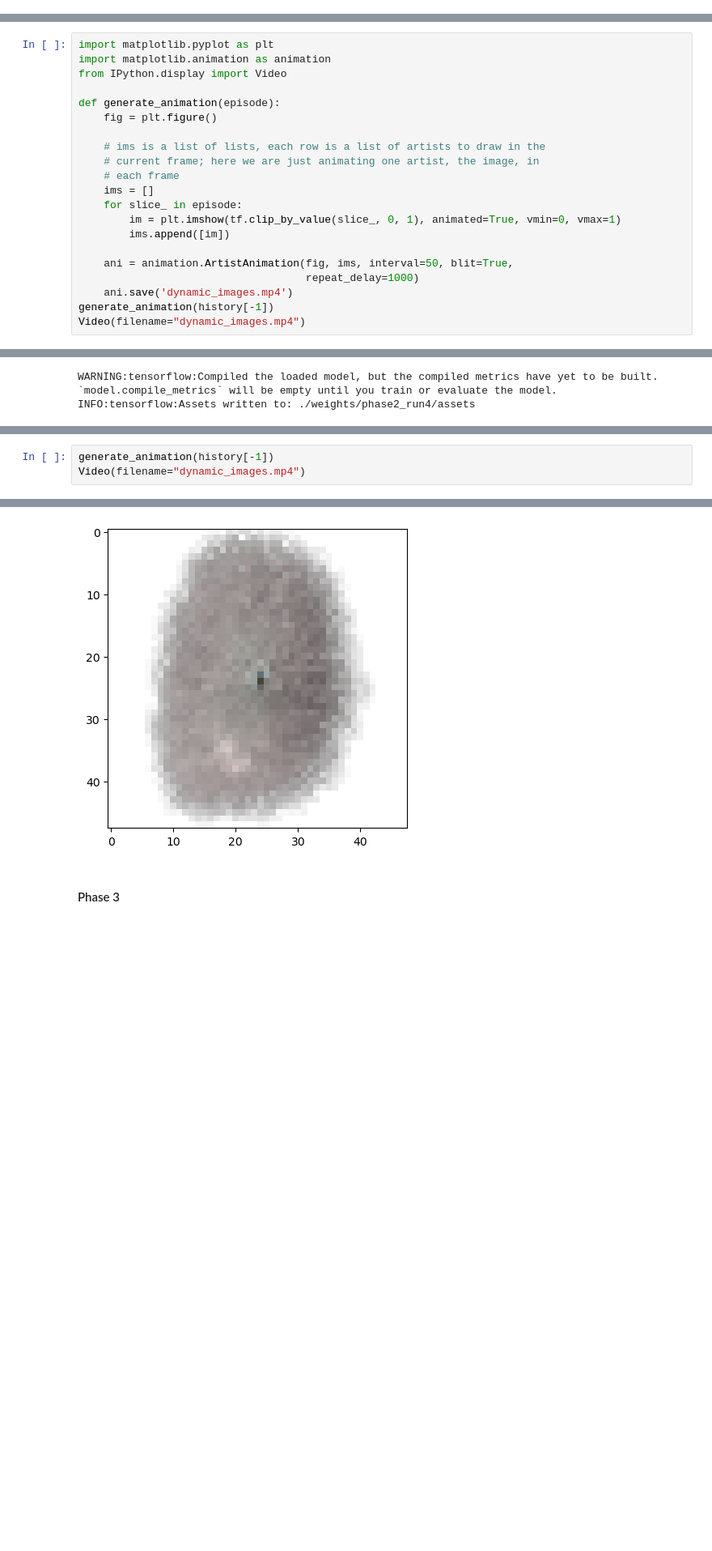
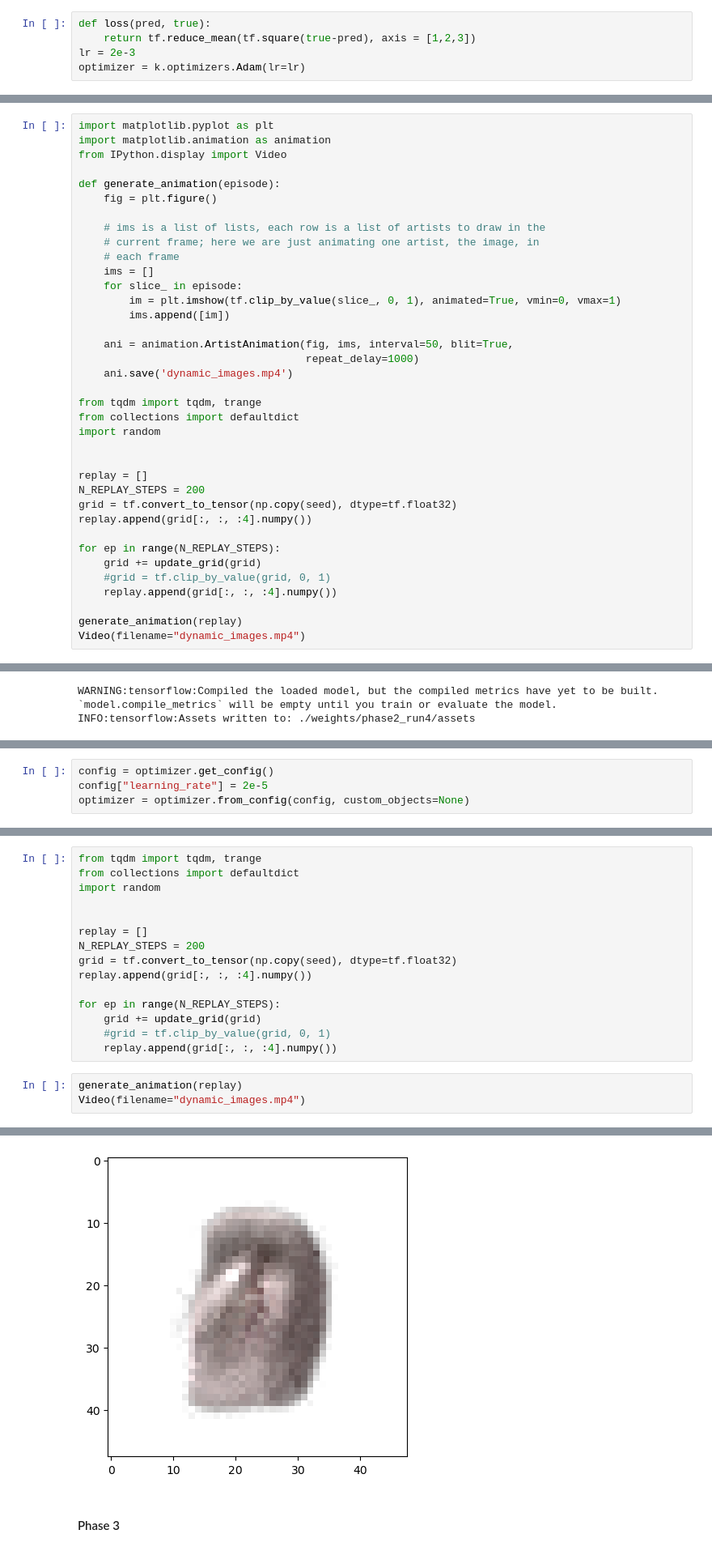
Before and after one commit to wz-ml/cellularimages, a Jupyter notebook: main.ipynb, the cells around one changed output, grey strips where cells are left out. Shown at 81% size. Saved outputs shown, nothing was run; the diff lists cells and outputs as text; blank space fills up the shorter version.

```diff
--- a/main.ipynb
+++ b/main.ipynb
@@ -185,6 +190,11 @@ Image shape: (48, 48, 4)
 [figure]
 # %% [markdown]
 ### Training
+# %%
+def loss(pred, true):
+    return tf.reduce_mean(tf.square(true-pred), axis = [1,2,3])
+lr = 2e-3
+optimizer = k.optimizers.Adam(lr=lr)
 # %% [markdown]
 #### Phase 1:
 # %%
@@ -249,7 +289,23 @@ def generate_animation(episode):
     ani = animation.ArtistAnimation(fig, ims, interval=50, blit=True,
                                     repeat_delay=1000)
     ani.save('dynamic_images.mp4')
-generate_animation(history[-1])
+
+from tqdm import tqdm, trange
+from collections import defaultdict
+import random
+
+
+replay = []
+N_REPLAY_STEPS = 200
+grid = tf.convert_to_tensor(np.copy(seed), dtype=tf.float32)
+replay.append(grid[:, :, :4].numpy())
+
+for ep in range(N_REPLAY_STEPS):
+    grid += update_grid(grid)
+    #grid = tf.clip_by_value(grid, 0, 1)
+    replay.append(grid[:, :, :4].numpy())
+
+generate_animation(replay)
 Video(filename="dynamic_images.mp4")
 # %% [output]
 [interactive output not drawn]
@@ -323,0 +389,4 @@ INFO:tensorflow:Assets written to: ./weights/phase2_run4/assets
+# %%
+config = optimizer.get_config()
+config["learning_rate"] = 2e-5
+optimizer = optimizer.from_config(config, custom_objects=None)
@@ -324,9 +459,24 @@ INFO:tensorflow:Assets written to: ./weights/phase2_run4/assets
+# %%
+from tqdm import tqdm, trange
+from collections import defaultdict
+import random
+
+
+replay = []
+N_REPLAY_STEPS = 200
+grid = tf.convert_to_tensor(np.copy(seed), dtype=tf.float32)
+replay.append(grid[:, :, :4].numpy())
+
+for ep in range(N_REPLAY_STEPS):
+    grid += update_grid(grid)
+    #grid = tf.clip_by_value(grid, 0, 1)
+    replay.append(grid[:, :, :4].numpy())
 # %%
-generate_animation(history[-1])
+generate_animation(replay)
 Video(filename="dynamic_images.mp4")
 # %% [output]
 [interactive output not drawn]
-[figure, old version]
+[figure, new version]
 # %% [markdown]
 #### Phase 3
 # %%
```
Also changed, not shown: parts of 17 cells of this notebook, 8 other files.
